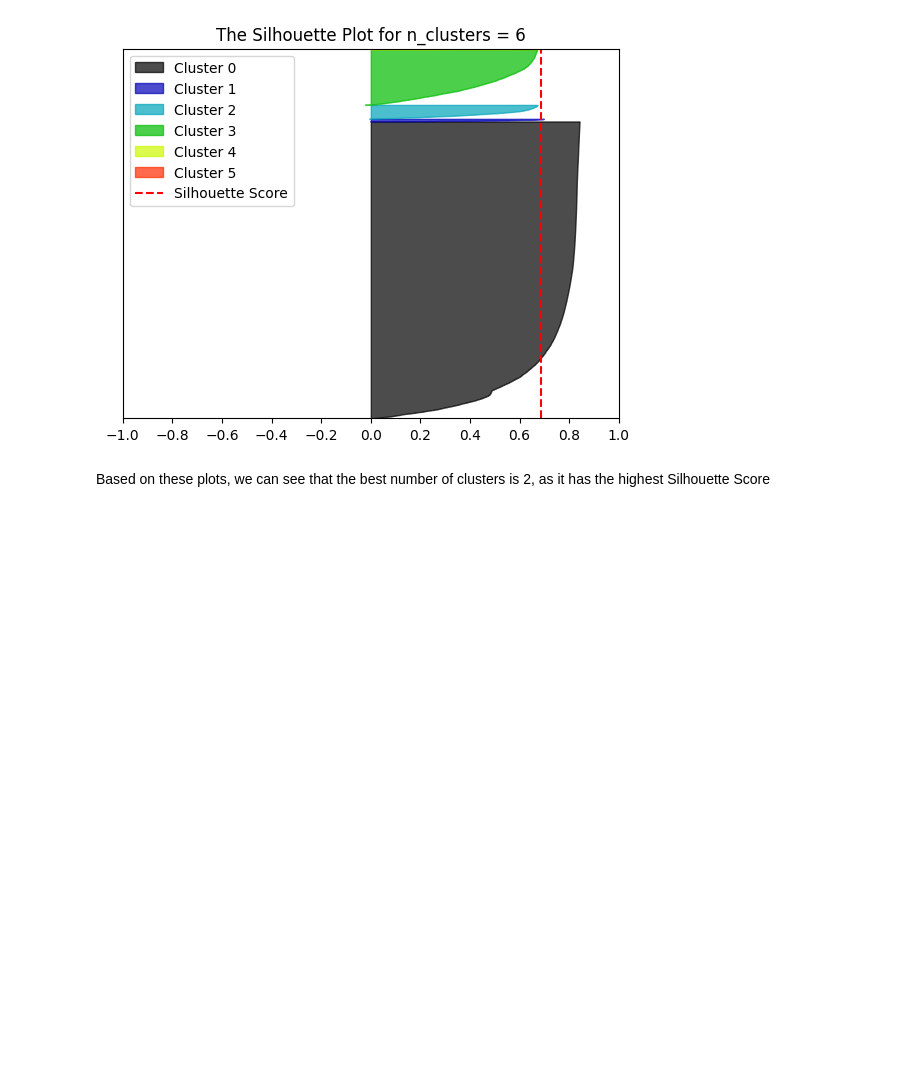
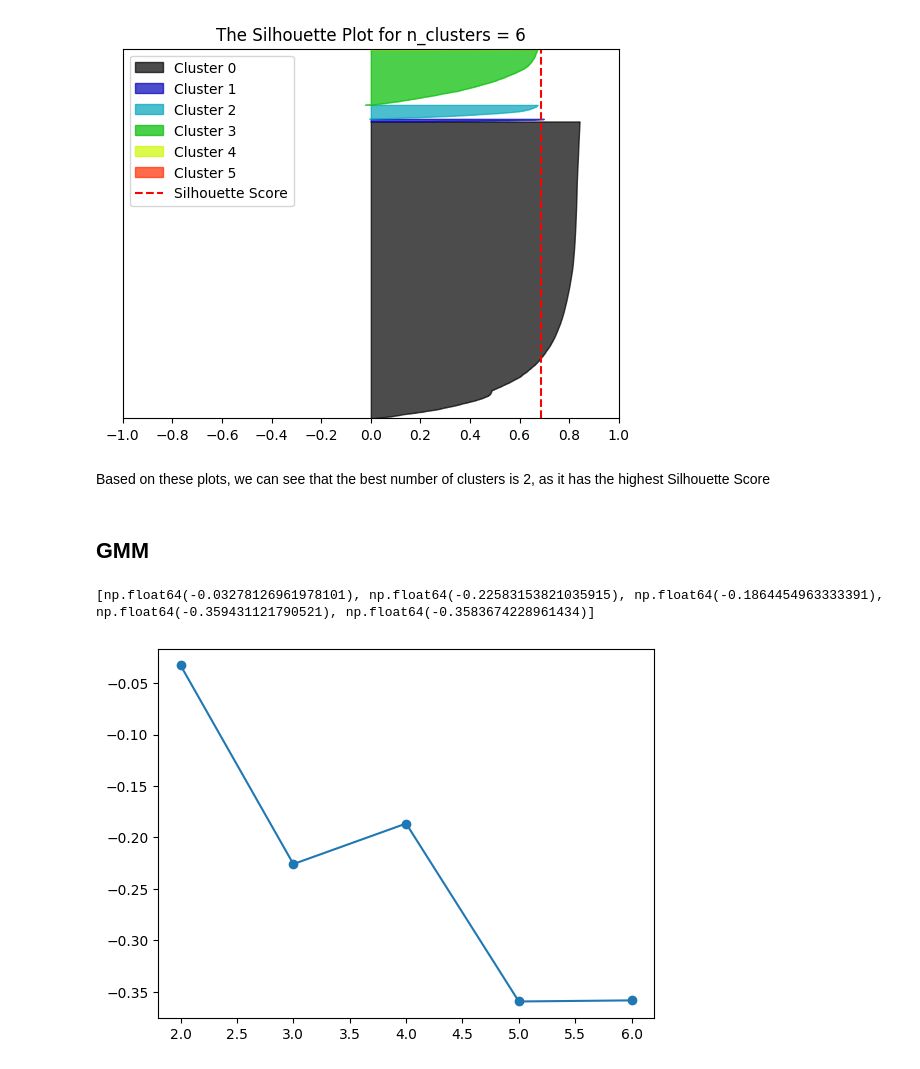
Before and after one commit to chrisistrati/Sigmoid-Homework, a Jupyter notebook: 12_gaussian_mixture_models.ipynb, the cells around one changed output. Cells and saved outputs as stored; diff of their text form; code cells hidden in the pictures; blank space fills up the shorter version.

```diff
--- a/12_gaussian_mixture_models.ipynb
+++ b/12_gaussian_mixture_models.ipynb
@@ -44,4 +45,4 @@ imputer = SimpleImputer(strategy="mean")
 
 X = imputer.fit_transform(X)
 
-X = pd.DataFrame(X)
+# X = pd.DataFrame(X)
@@ -93,3 +96,24 @@ for i in range(2, 7):
 [figure]
 # %% [markdown]
 Based on these plots, we can see that the best number of clusters is 2, as it has the highest Silhouette Score
+# %% [markdown]
+## GMM
+# %%
+from sklearn.mixture import GaussianMixture
+scores = []
+
+num_cluster_range = list(range(2, 7))
+
+for n_clusters in num_cluster_range:
+    gmm = GaussianMixture(n_components=n_clusters, random_state=69)
+
+    labels = gmm.fit_predict(X)
+
+    scores.append(silhouette_score(X, labels))
+
+plt.plot(num_cluster_range, scores, marker = "o")
+
+print(scores)
+# %% [output]
+[np.float64(-0.03278126961978101), np.float64(-0.22583153821035915), np.float64(-0.1864454963333391), np.float64(-0.359431121790521), np.float64(-0.3583674228961434)]
+[figure, added]
```
Also changed, not shown: parts of 6 cells of this notebook, 7 other files.
